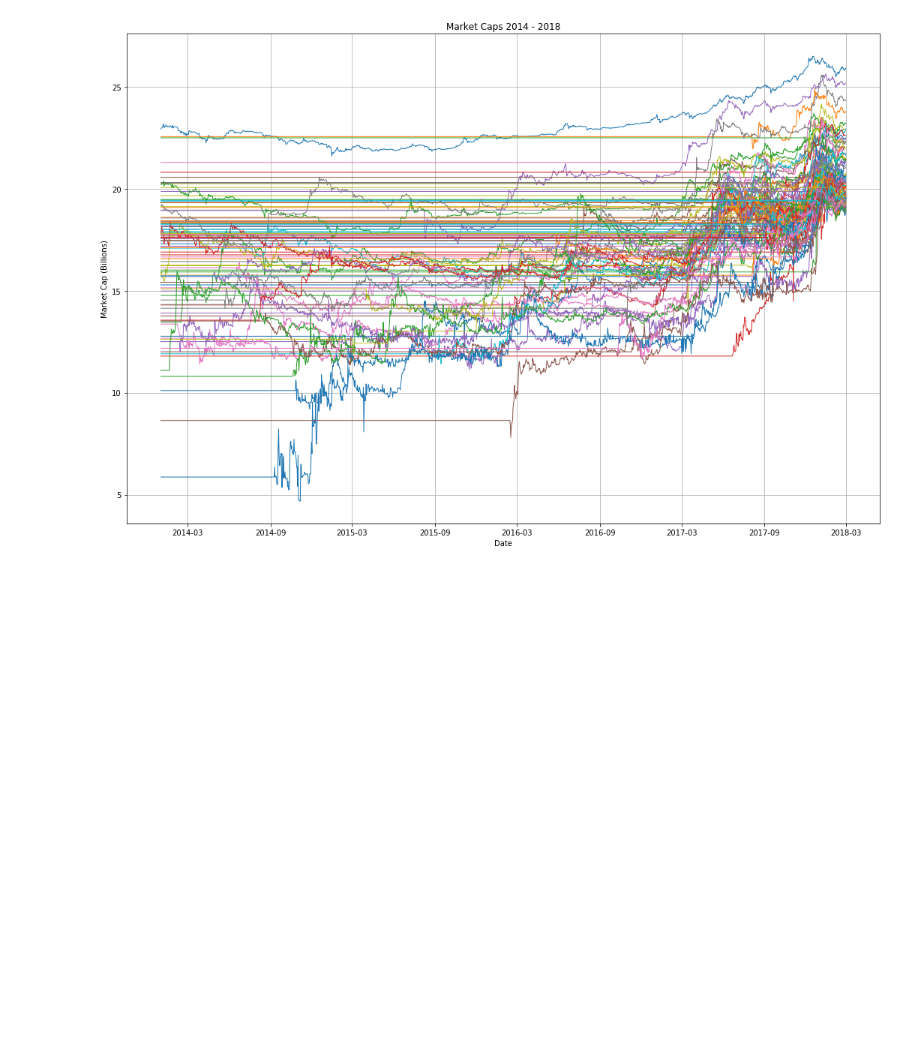
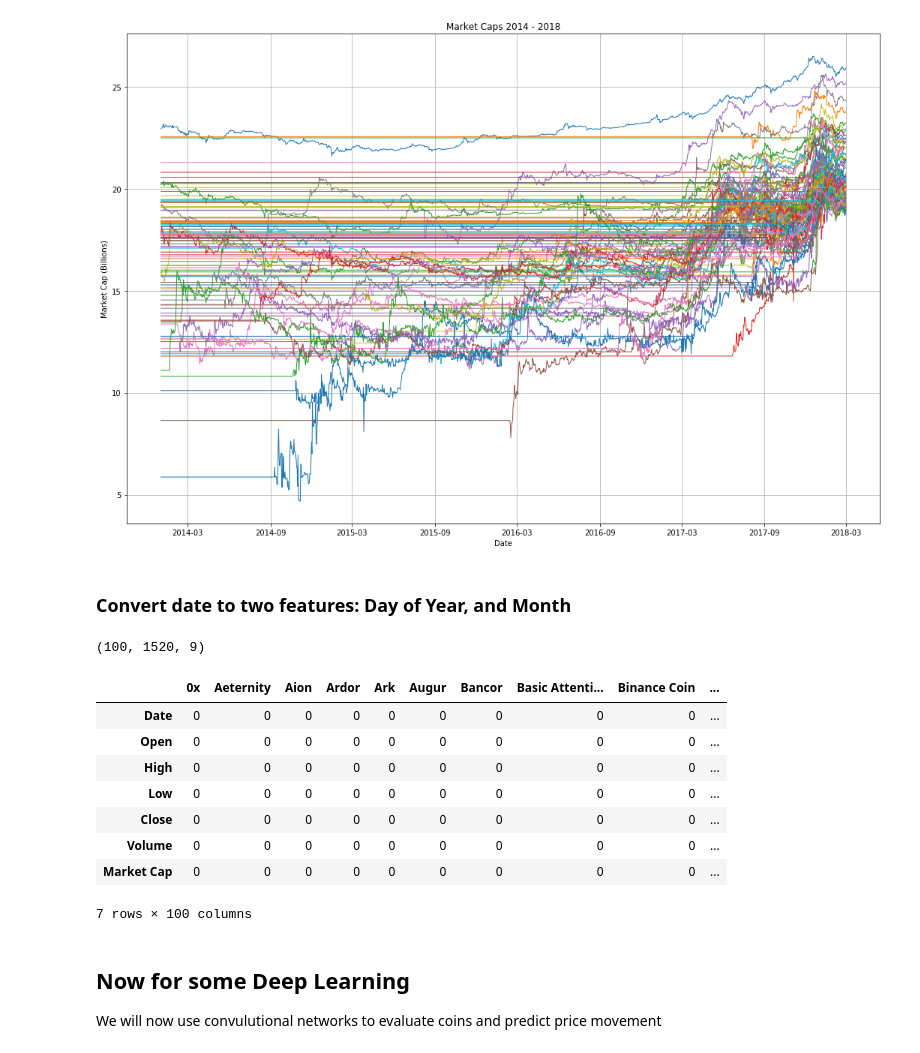
Before and after one commit to Jaskaran23/733Project, a Jupyter notebook: CryptViz/deepTech.ipynb, the cells around one changed output. Cells and saved outputs as stored; diff of their text form; code cells hidden in the pictures; blank space fills up the shorter version.

```diff
--- a/CryptViz/deepTech.ipynb
+++ b/CryptViz/deepTech.ipynb
@@ -113,3 +97,5 @@ plt.grid(True)
 # %% [output]
 <matplotlib.figure.Figure at 0x...>
 [figure]
+# %% [markdown]
+### Convert date to two features: Day of Year, and Month
@@ -116,2 +113,21 @@ plt.grid(True)
+# %%
+pt.shape
+# %% [output]
+(100, 1520, 9)
+# %%
+price_tensor.isna().sum()
+# %% [output]
+|  | 0x | Aeternity | Aion | Ardor | Ark | Augur | Bancor | Basic Attenti... | Binance Coin | ... |
+| Date | 0 | 0 | 0 | 0 | 0 | 0 | 0 | 0 | 0 | ... |
+| Open | 0 | 0 | 0 | 0 | 0 | 0 | 0 | 0 | 0 | ... |
+| High | 0 | 0 | 0 | 0 | 0 | 0 | 0 | 0 | 0 | ... |
+| Low | 0 | 0 | 0 | 0 | 0 | 0 | 0 | 0 | 0 | ... |
+| Close | 0 | 0 | 0 | 0 | 0 | 0 | 0 | 0 | 0 | ... |
+| Volume | 0 | 0 | 0 | 0 | 0 | 0 | 0 | 0 | 0 | ... |
+| Market Cap | 0 | 0 | 0 | 0 | 0 | 0 | 0 | 0 | 0 | ... |
+7 rows × 100 columns
+# %% [markdown]
+## Now for some Deep Learning
+We will now use convulutional networks to evaluate coins and predict price movement
 # %%
 from DeepLearning.CNN import Evaluator
```
Also changed, not shown: parts of 18 cells of this notebook, 1 other file.
